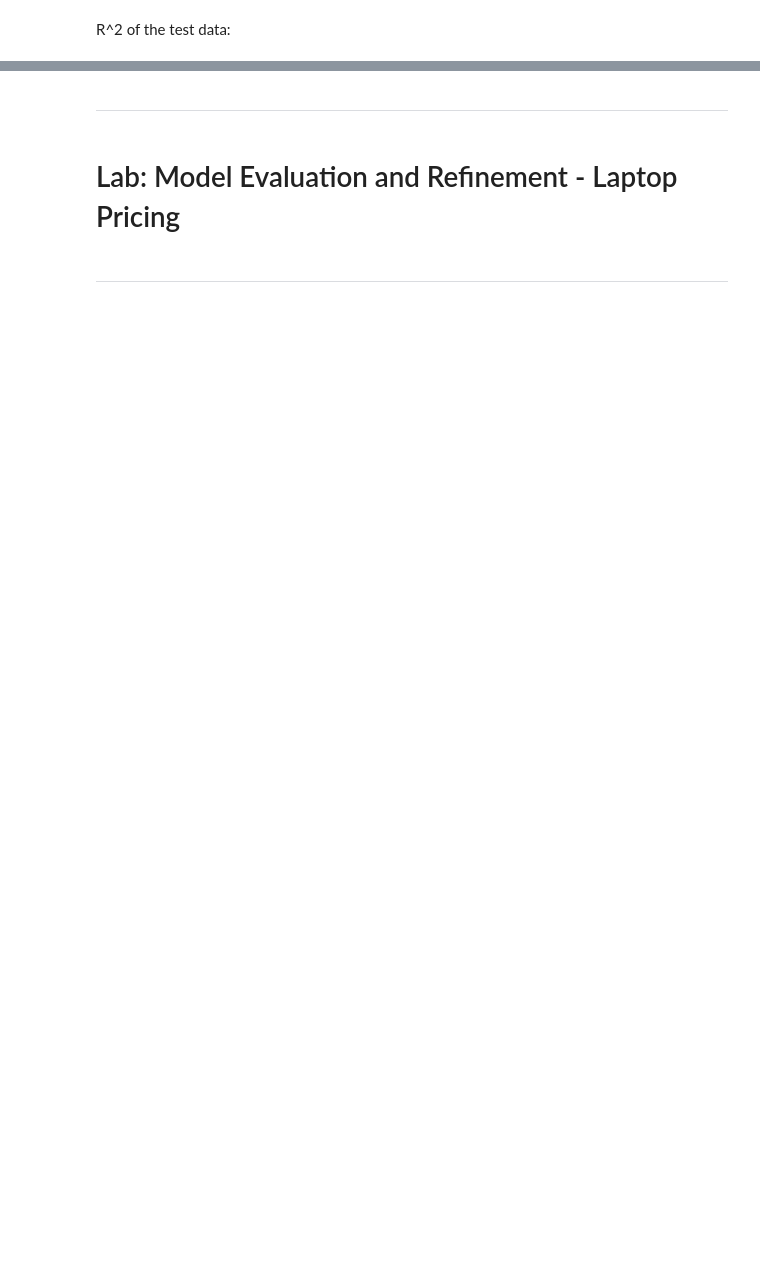
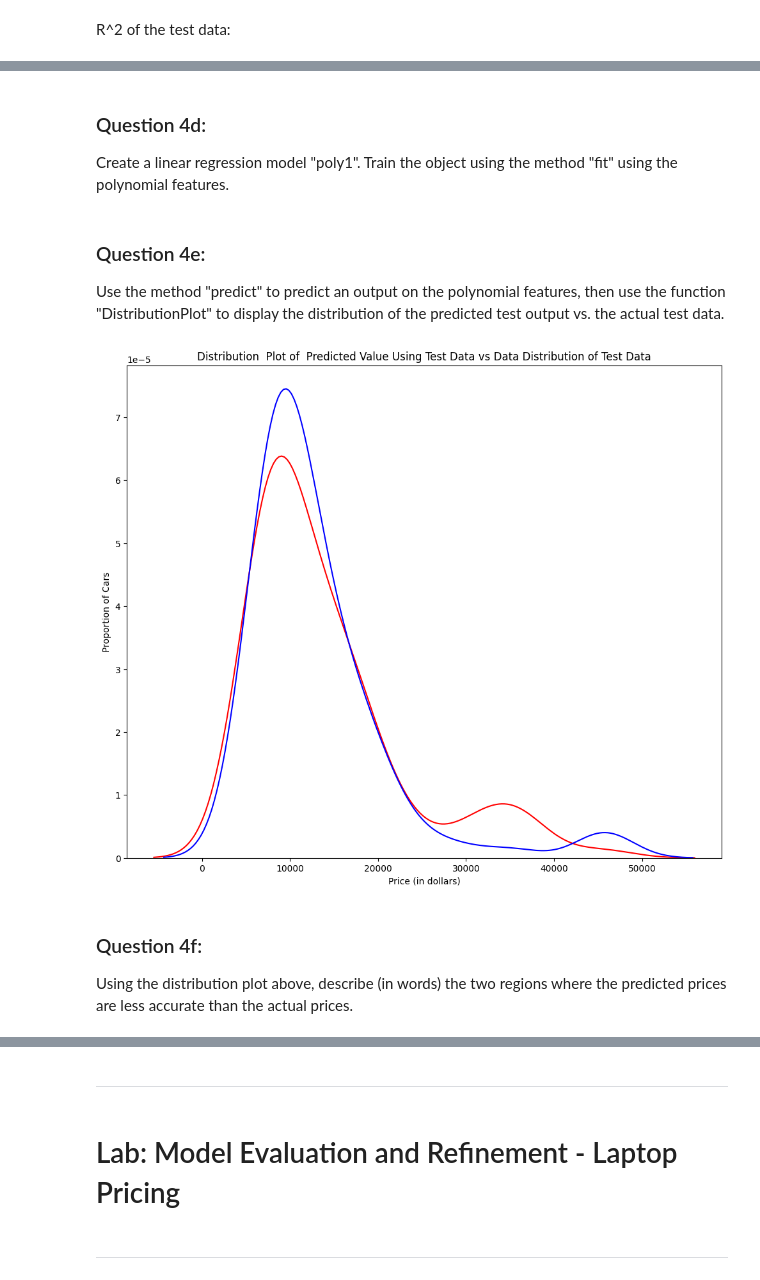
Before and after one commit to jaypay161-codealchemy/Data_Analysis_with_Python, a Jupyter notebook: Module-5.ipynb, the cells around one changed output, grey strips where cells are left out. Saved outputs shown, nothing was run; the diff lists cells and outputs as text; code cells hidden in the pictures; blank space fills up the shorter version.

```diff
--- a/Module-5.ipynb
+++ b/Module-5.ipynb
@@ -368,0 +424,2 @@ poly.score(x_test_pr, y_test)
+# %%
+pr1=PolynomialFeatures(degree=2)
@@ -368,0 +429,4 @@ poly.score(x_test_pr, y_test)
+# %%
+x_train_pr1=pr1.fit_transform(x_train[['horsepower', 'curb-weight', 'engine-size', 'highway-mpg']])
+
+x_test_pr1=pr1.fit_transform(x_test[['horsepower', 'curb-weight', 'engine-size', 'highway-mpg']])
@@ -368,0 +440,19 @@ poly.score(x_test_pr, y_test)
+# %% [markdown]
+### Question 4d:
+Create a linear regression model "poly1". Train the object using the method "fit" using the polynomial features.
+# %%
+poly1=LinearRegression().fit(x_train_pr1,y_train)
+# %% [markdown]
+### Question 4e:
+Use the method "predict" to predict an output on the polynomial features, then use the function "DistributionPlot" to display the distribution of the predicted test output vs. the actual test data.
+# %%
+yhat_test1=poly1.predict(x_test_pr1)
+
+Title='Distribution  Plot of  Predicted Value Using Test Data vs Data Distribution of Test Data'
+
+DistributionPlot(y_test, yhat_test1, "Actual Values (Test)", "Predicted Values (Test)", Title)
+# %% [output]
+[figure, added]
+# %% [markdown]
+### Question 4f:
+Using the distribution plot above, describe (in words) the two regions where the predicted prices are less accurate than the actual prices.
```
Also changed, not shown: parts of 48 cells of this notebook, 4 other files.
